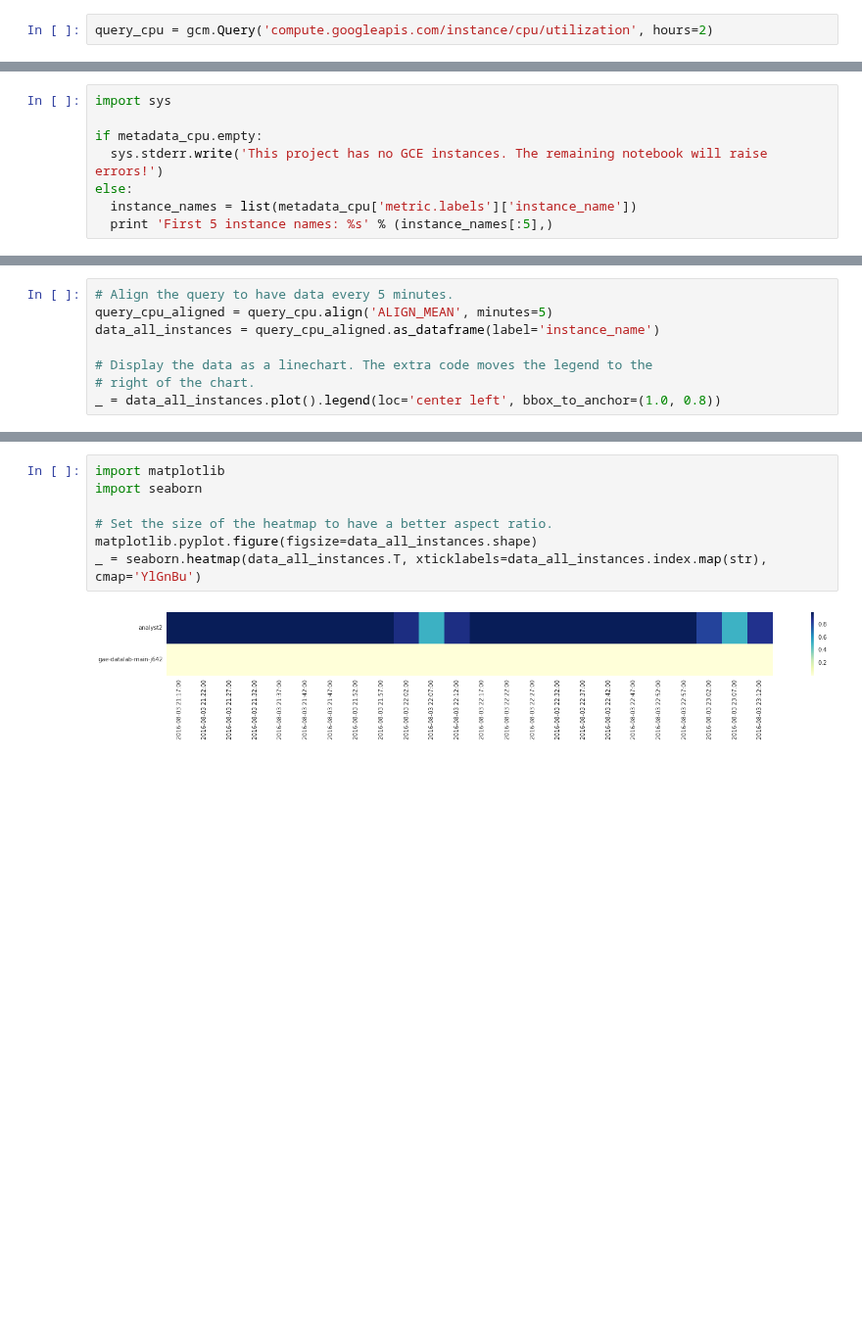
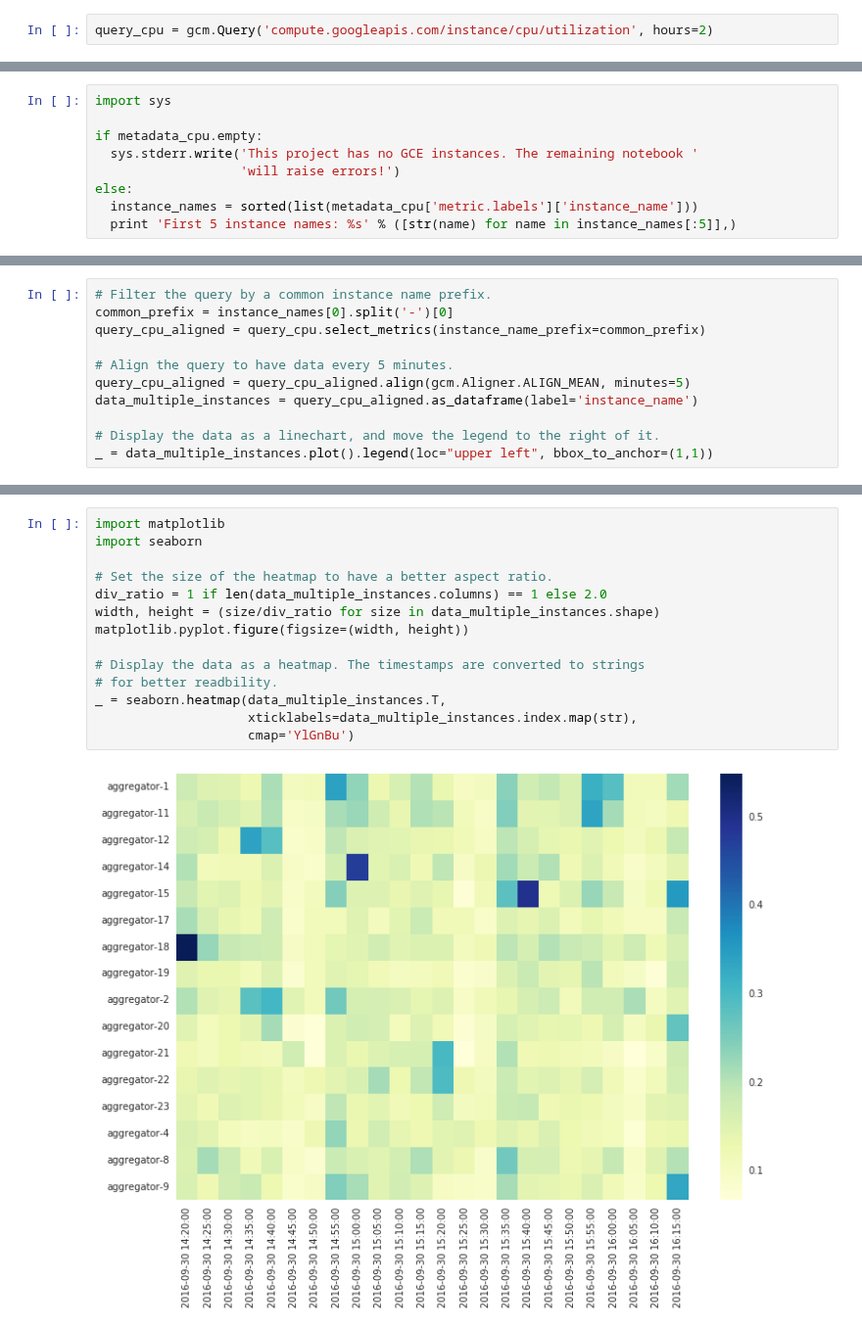
Before and after one commit to googledatalab/notebooks, a Jupyter notebook: tutorials/Stackdriver Monitoring/Getting started.ipynb, the cells around one changed output, grey strips where cells are left out. Shown at 98% size. Drawn from its saved outputs; the diff is of its cells as text; blank space fills up the shorter version.

```diff
--- a/tutorials/Stackdriver Monitoring/Getting started.ipynb
+++ b/tutorials/Stackdriver Monitoring/Getting started.ipynb
@@ -95,8 +106,9 @@ Next, we read in the instance names from the metadata, and use it in filtering t
 import sys
 
 if metadata_cpu.empty:
-  sys.stderr.write('This project has no GCE instances. The remaining notebook will raise errors!')
+  sys.stderr.write('This project has no GCE instances. The remaining notebook '
+                   'will raise errors!')
 else:
-  instance_names = list(metadata_cpu['metric.labels']['instance_name'])
-  print 'First 5 instance names: %s' % (instance_names[:5],)
+  instance_names = sorted(list(metadata_cpu['metric.labels']['instance_name']))
+  print 'First 5 instance names: %s' % ([str(name) for name in instance_names[:5]],)
 # %% [output]
@@ -136,9 +161,12 @@ For multiple timeseries, aligning the data is recommended. The alignment offset
 # %%
+# Filter the query by a common instance name prefix.
+common_prefix = instance_names[0].split('-')[0]
+query_cpu_aligned = query_cpu.select_metrics(instance_name_prefix=common_prefix)
+
 # Align the query to have data every 5 minutes.
-query_cpu_aligned = query_cpu.align('ALIGN_MEAN', minutes=5)
-data_all_instances = query_cpu_aligned.as_dataframe(label='instance_name')
+query_cpu_aligned = query_cpu_aligned.align(gcm.Aligner.ALIGN_MEAN, minutes=5)
+data_multiple_instances = query_cpu_aligned.as_dataframe(label='instance_name')
 
-# Display the data as a linechart. The extra code moves the legend to the
-# right of the chart.
-_ = data_all_instances.plot().legend(loc='center left', bbox_to_anchor=(1.0, 0.8))
+# Display the data as a linechart, and move the legend to the right of it.
+_ = data_multiple_instances.plot().legend(loc="upper left", bbox_to_anchor=(1,1))
 # %% [output]
@@ -148,9 +197,16 @@ _ = data_all_instances.plot().legend(loc='center left', bbox_to_anchor=(1.0, 0.8
 # %%
 import matplotlib
 import seaborn
 
 # Set the size of the heatmap to have a better aspect ratio.
-matplotlib.pyplot.figure(figsize=data_all_instances.shape)
-_ = seaborn.heatmap(data_all_instances.T, xticklabels=data_all_instances.index.map(str), cmap='YlGnBu')
+div_ratio = 1 if len(data_multiple_instances.columns) == 1 else 2.0
+width, height = (size/div_ratio for size in data_multiple_instances.shape)
+matplotlib.pyplot.figure(figsize=(width, height))
+
+# Display the data as a heatmap. The timestamps are converted to strings
+# for better readbility.
+_ = seaborn.heatmap(data_multiple_instances.T,
+                    xticklabels=data_multiple_instances.index.map(str),
+                    cmap='YlGnBu')
 # %% [output]
-[figure, old version]
+[figure, new version]
```
Also changed, not shown: parts of 37 cells of this notebook.
